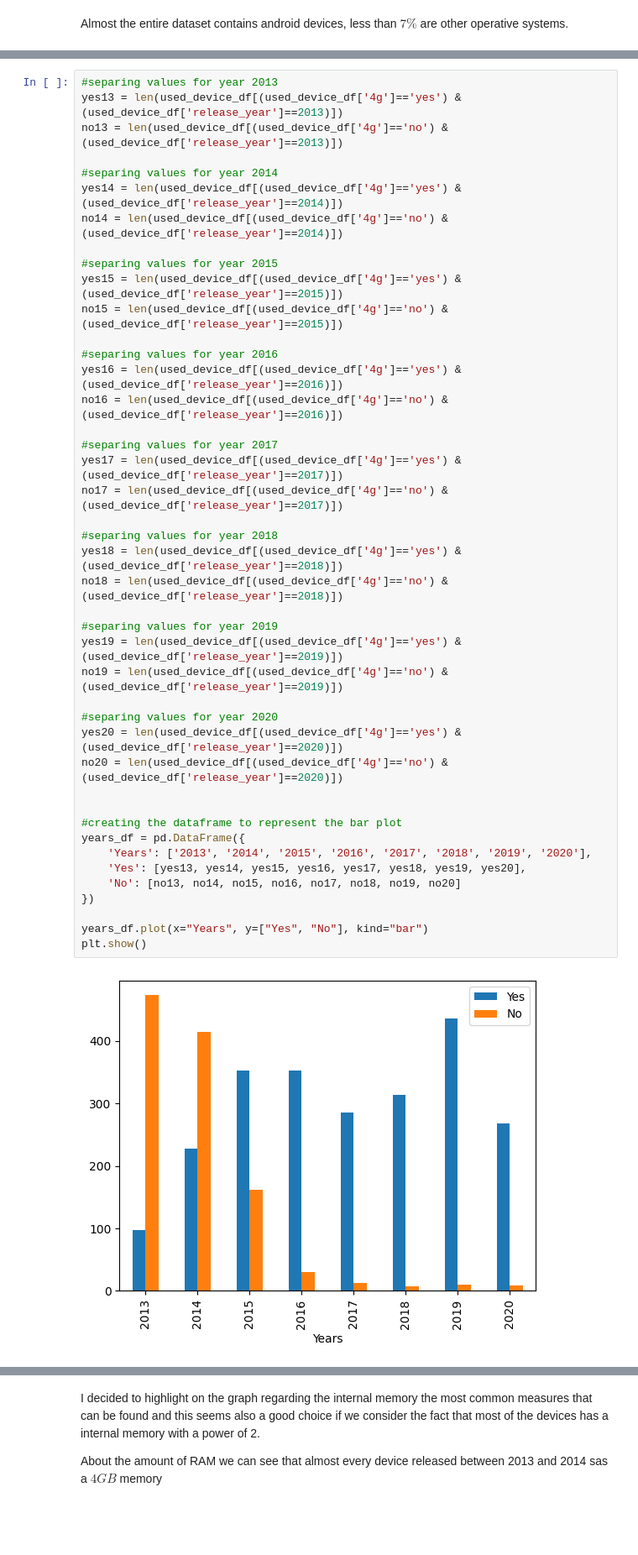
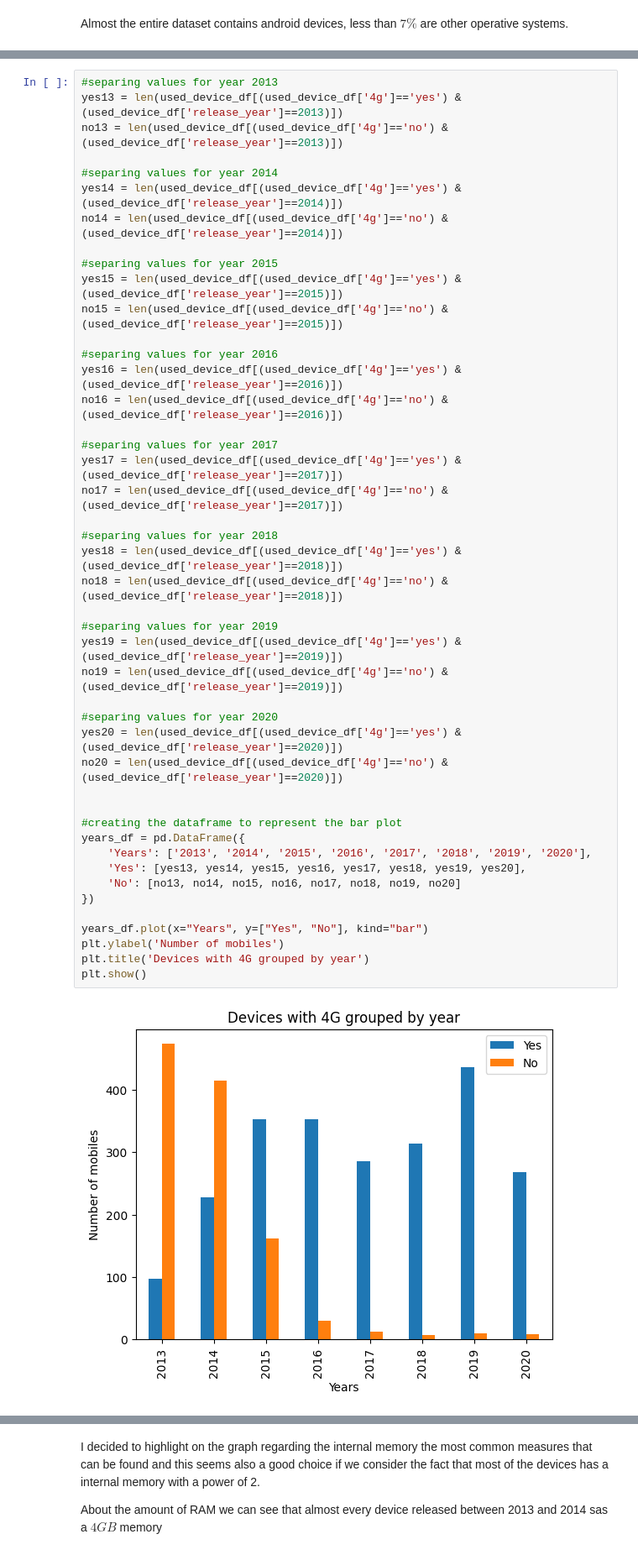
Before and after one commit to annalisadettorii/Project, a Jupyter notebook: project_notebook.ipynb, the cells around one changed output, grey strips where cells are left out. Shown at 84% size. Saved outputs shown, nothing was run; the diff lists cells and outputs as text; blank space fills up the shorter version.

```diff
--- a/project_notebook.ipynb
+++ b/project_notebook.ipynb
@@ -354,32 +338,34 @@ no15 = len(used_device_df[(used_device_df['4g']=='no') & (used_device_df['releas
 yes16 = len(used_device_df[(used_device_df['4g']=='yes') & (used_device_df['release_year']==2016)])
 no16 = len(used_device_df[(used_device_df['4g']=='no') & (used_device_df['release_year']==2016)])
 
 #separing values for year 2017
 yes17 = len(used_device_df[(used_device_df['4g']=='yes') & (used_device_df['release_year']==2017)])
 no17 = len(used_device_df[(used_device_df['4g']=='no') & (used_device_df['release_year']==2017)])
 
 #separing values for year 2018
 yes18 = len(used_device_df[(used_device_df['4g']=='yes') & (used_device_df['release_year']==2018)])
 no18 = len(used_device_df[(used_device_df['4g']=='no') & (used_device_df['release_year']==2018)])
 
 #separing values for year 2019
 yes19 = len(used_device_df[(used_device_df['4g']=='yes') & (used_device_df['release_year']==2019)])
 no19 = len(used_device_df[(used_device_df['4g']=='no') & (used_device_df['release_year']==2019)])
 
 #separing values for year 2020
 yes20 = len(used_device_df[(used_device_df['4g']=='yes') & (used_device_df['release_year']==2020)])
 no20 = len(used_device_df[(used_device_df['4g']=='no') & (used_device_df['release_year']==2020)])
 
 
 #creating the dataframe to represent the bar plot
 years_df = pd.DataFrame({
     'Years': ['2013', '2014', '2015', '2016', '2017', '2018', '2019', '2020'],
     'Yes': [yes13, yes14, yes15, yes16, yes17, yes18, yes19, yes20],
     'No': [no13, no14, no15, no16, no17, no18, no19, no20]
 })
 
 years_df.plot(x="Years", y=["Yes", "No"], kind="bar")
+plt.ylabel('Number of mobiles')
+plt.title('Devices with 4G grouped by year')
 plt.show()
 # %% [output]
-[figure, old version]
+[figure, new version]
 # %% [markdown]
```
Also changed, not shown: parts of 33 cells of this notebook.
